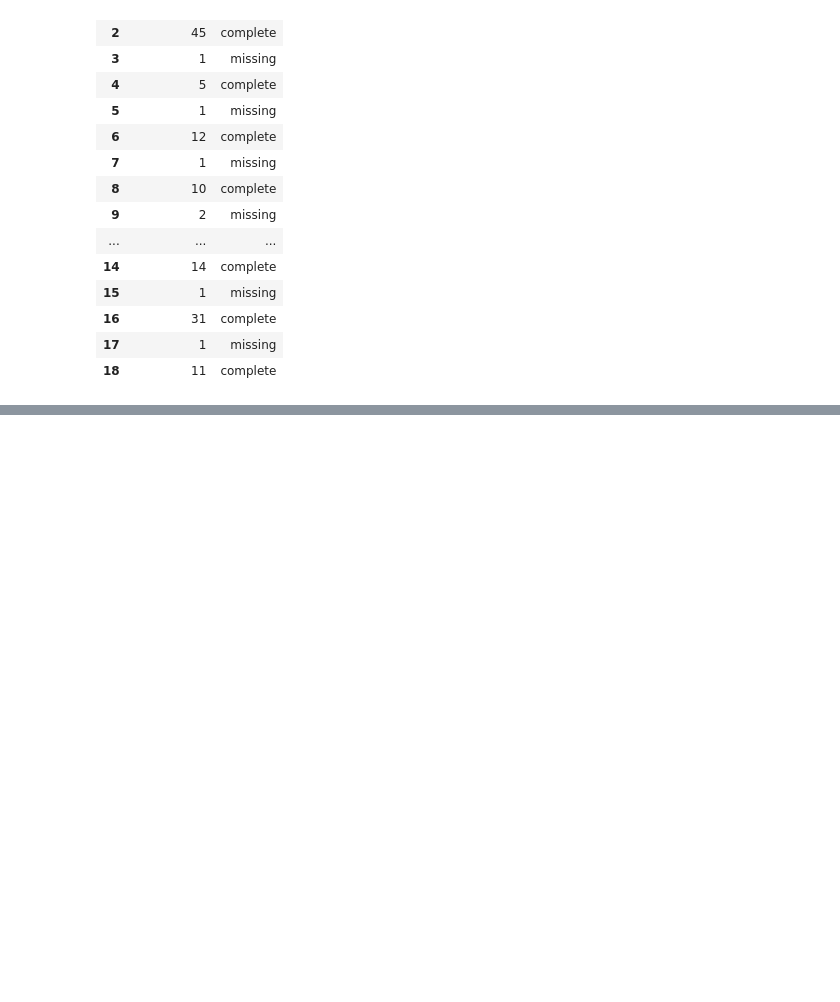
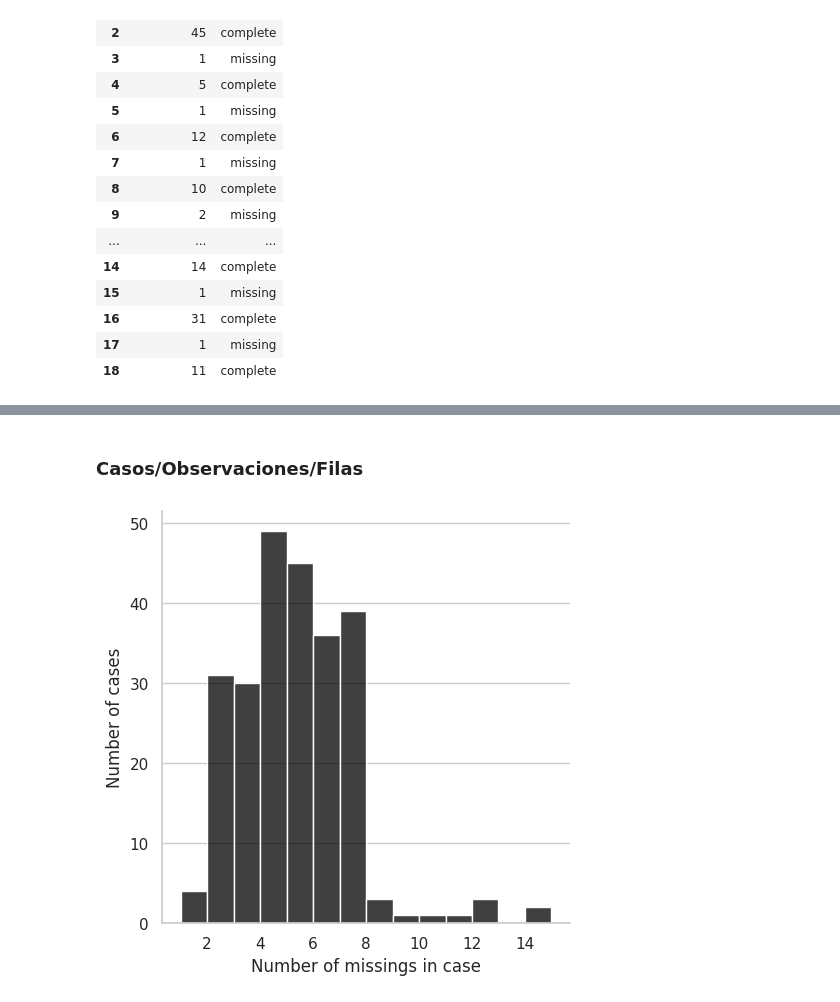
Before and after one commit to ArnolPlazas/manejo_datos_faltantes, a Jupyter notebook: exploration-missing-values.ipynb, the cells around one changed output, grey strips where cells are left out. Drawn from its saved outputs; the diff is of its cells as text; code cells hidden in the pictures; blank space fills up the shorter version.

```diff
--- a/exploration-missing-values.ipynb
+++ b/exploration-missing-values.ipynb
@@ -428,0 +437,6 @@ riskfactors_df.missing.missing_case_table()
+# %% [markdown]
+### Casos/Observaciones/Filas
+# %%
+riskfactors_df.missing.missing_case_plot()
+# %% [output]
+[figure, added]
```
Also changed, not shown: parts of 7 cells of this notebook.
